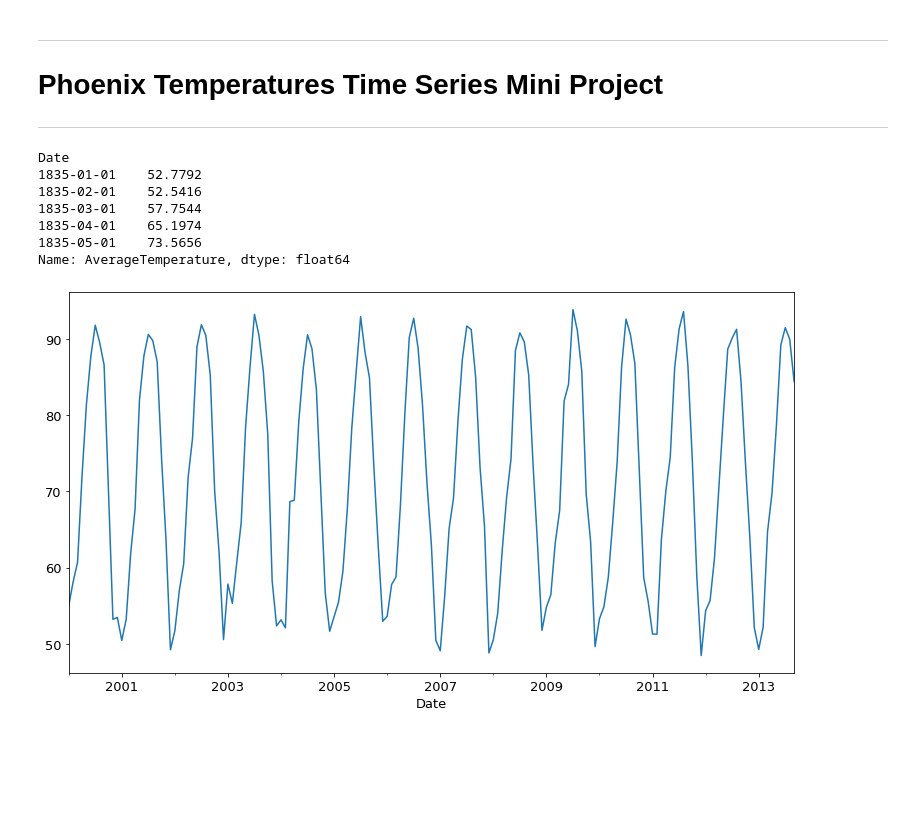
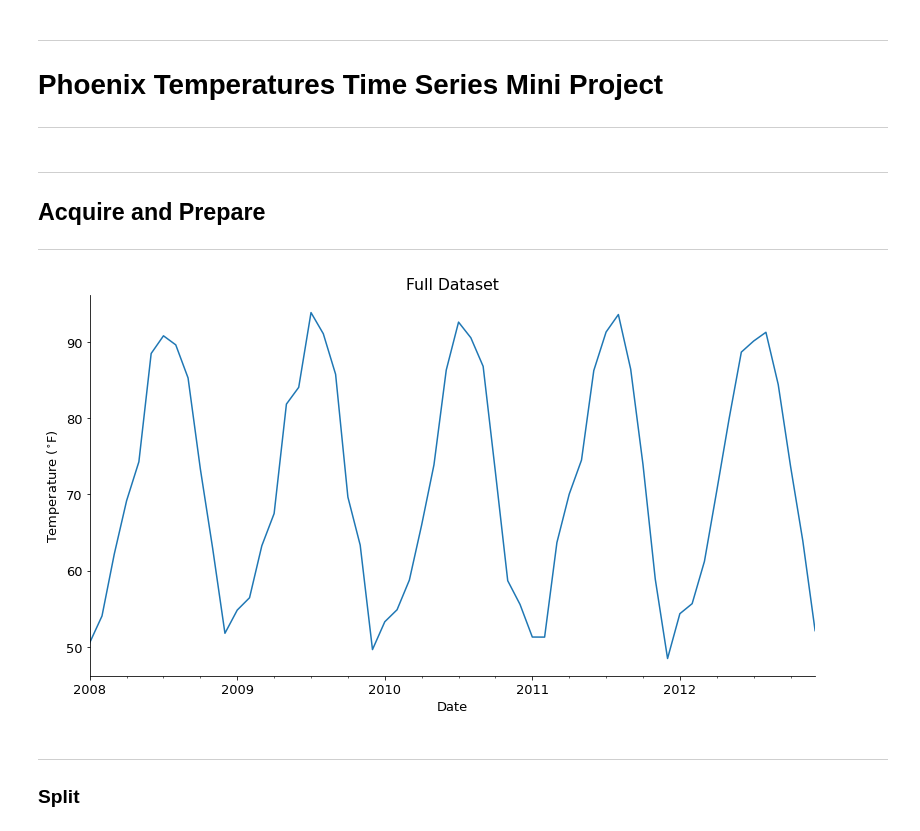
Before and after one commit to adam-talbot/time-series-project, a Jupyter notebook: final_notebook.ipynb, the cells around one changed output. Cells and saved outputs as stored; diff of their text form; code cells hidden in the pictures; blank space fills up the shorter version.

```diff
--- a/final_notebook.ipynb
+++ b/final_notebook.ipynb
@@ -8,27 +8,51 @@ import numpy as np
 import matplotlib.pyplot as plt
 import seaborn as sns
 
+from sklearn.metrics import mean_squared_error, explained_variance_score
+import statsmodels.api as sm
+from statsmodels.tsa.api import Holt
+
 # no yelling in the library
 import warnings
 warnings.filterwarnings("ignore")
 
 plt.rc('figure', figsize=(13, 7))
+plt.rc('axes.spines', top=False, right=False)
 plt.rc('font', size=13)
-
-import acquire as a
+# %% [markdown]
+---
+## Acquire and Prepare
+---
+# %%
+def C_to_F(temp):
+    '''
+    Converts temp from C to F
+    '''
+    return (temp * (9/5) + 32)
+# %%
+def get_data():
+    '''
+    Gets data from csv, filters to Phoenix, sets datetime index, only pulls temperature column, converts from C to F and selects data from 2008 to 2012
+    '''
+    df = pd.read_csv('GlobalLandTemperaturesByCity.csv')
+    df = df[df.City == 'Phoenix']
+    df = df.rename(columns={'AverageTemperature' : 'avg_temp', 'dt' : 'Date'})
+    df.Date = pd.to_datetime(df.Date)
+    df = df.set_index('Date')
+    df = df.sort_index()
+    df = df[['avg_temp']]
+    df = df.apply(C_to_F)
+    df = df['2008': '2012']
+    return df
 # %%
-s = a.get_data()
+# see function above for details of acquisition and preparation
+df = get_data()
-# %%
-s.head()
-# %% [output]
-Date
-1835-01-01    52.7792
-1835-02-01    52.5416
-1835-03-01    57.7544
-1835-04-01    65.1974
-1835-05-01    73.5656
-Name: AverageTemperature, dtype: float64
 # %%
-s['2000':].plot();
+df.avg_temp.plot()
+plt.title('Full Dataset')
+plt.ylabel('Temperature ($^{\circ}$F)');
 # %% [output]
-[figure, old version]
+[figure, new version]
+# %% [markdown]
+---
+### Split
```
Also changed, not shown: parts of 54 cells of this notebook, 2 other files.
